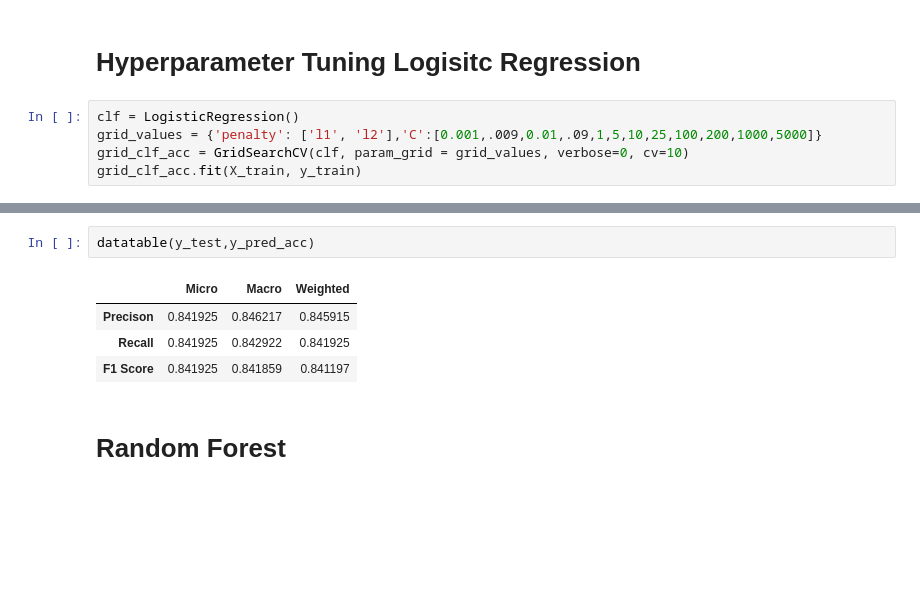
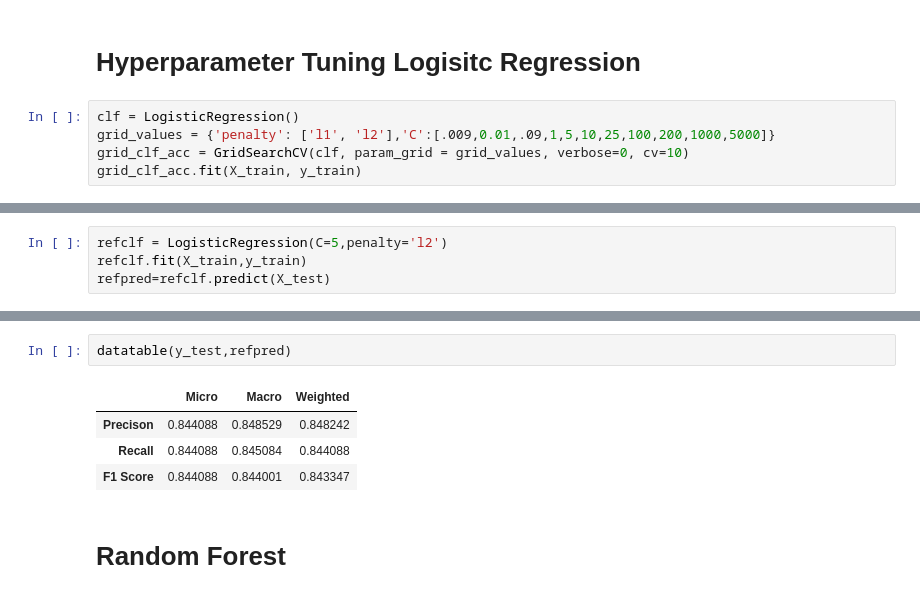
Before and after one commit to emilia329/Fly-High, a Jupyter notebook: JFKModel.ipynb, the cells around one changed output, grey strips where cells are left out. Drawn from its saved outputs; the diff is of its cells as text; blank space fills up the shorter version.

```diff
--- a/JFKModel.ipynb
+++ b/JFKModel.ipynb
@@ -245,7 +146,7 @@ datatable(y_test,y_pred)
 # Hyperparameter Tuning Logisitc Regression
 # %%
 clf = LogisticRegression()
-grid_values = {'penalty': ['l1', 'l2'],'C':[0.001,.009,0.01,.09,1,5,10,25,100,200,1000,5000]}
+grid_values = {'penalty': ['l1', 'l2'],'C':[.009,0.01,.09,1,5,10,25,100,200,1000,5000]}
 grid_clf_acc = GridSearchCV(clf, param_grid = grid_values, verbose=0, cv=10)
 grid_clf_acc.fit(X_train, y_train)
 # %% [output]
@@ -273 +172,5 @@ f1_score(y_test, y_pred_acc, average='macro')
+# %%
+refclf = LogisticRegression(C=5,penalty='l2')
+refclf.fit(X_train,y_train)
+refpred=refclf.predict(X_test)
 # %%
@@ -286,11 +189,11 @@ Confusion Matrix, without normalization
 [figure]
 # %%
-datatable(y_test,y_pred_acc)
+datatable(y_test,refpred)
 # %% [output]
 |  | Micro | Macro | Weighted |
-| Precison | 0.841925 | 0.846217 | 0.845915 |
-| Recall | 0.841925 | 0.842922 | 0.841925 |
-| F1 Score | 0.841925 | 0.841859 | 0.841197 |
+| Precison | 0.844088 | 0.848529 | 0.848242 |
+| Recall | 0.844088 | 0.845084 | 0.844088 |
+| F1 Score | 0.844088 | 0.844001 | 0.843347 |
 # %% [markdown]
 # Random Forest
 # %%
```
Also changed, not shown: parts of 23 cells of this notebook.
